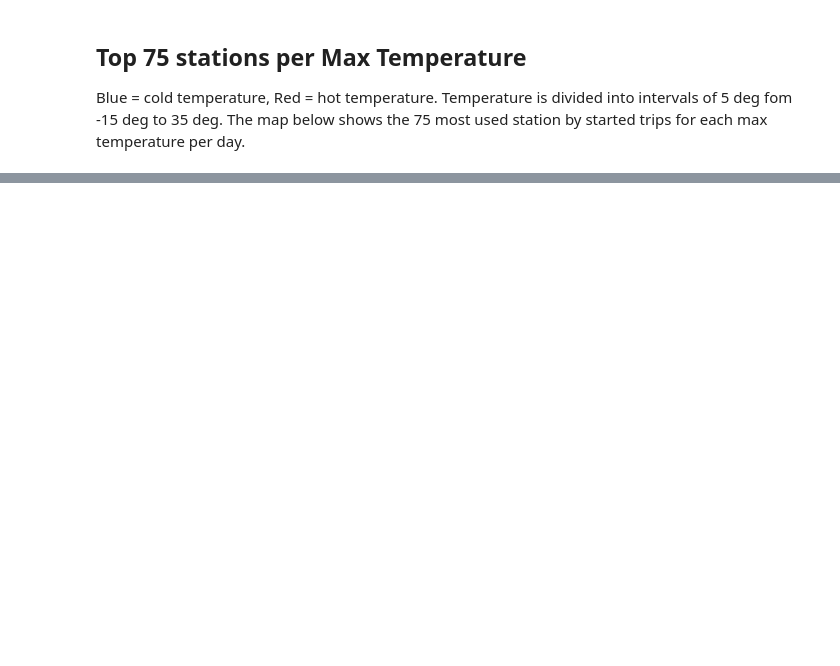
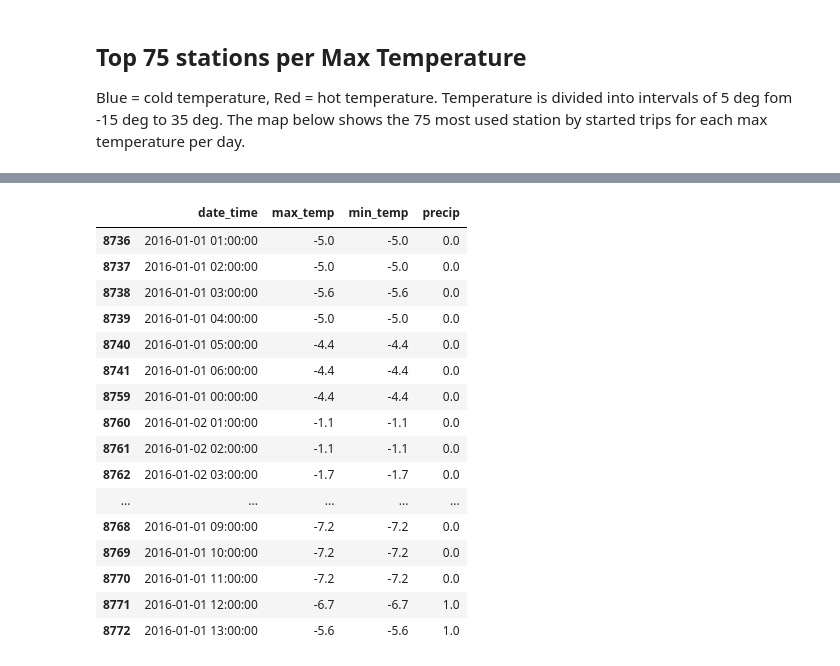
Before and after one commit to agruenb/PrescriptiveStruggle_BikeSharing, a Jupyter notebook: adrianWorkspace/Analysing Geographical data.ipynb, the cells around one changed output, grey strips where cells are left out. Cells and saved outputs as stored; diff of their text form; code cells hidden in the pictures; blank space fills up the shorter version.

```diff
--- a/adrianWorkspace/Analysing Geographical data.ipynb
+++ b/adrianWorkspace/Analysing Geographical data.ipynb
@@ -353,0 +379,22 @@ log_map
+# %%
+#get weather per trip -> resample chicago_data.start_time to full hours -> merge with weather
+#group by weather.count()
+weather.head(20)
+# %% [output]
+|  | date_time | max_temp | min_temp | precip |
+| 8736 | 2016-01-01 01:00:00 | -5.0 | -5.0 | 0.0 |
+| 8737 | 2016-01-01 02:00:00 | -5.0 | -5.0 | 0.0 |
+| 8738 | 2016-01-01 03:00:00 | -5.6 | -5.6 | 0.0 |
+| 8739 | 2016-01-01 04:00:00 | -5.0 | -5.0 | 0.0 |
+| 8740 | 2016-01-01 05:00:00 | -4.4 | -4.4 | 0.0 |
+| 8741 | 2016-01-01 06:00:00 | -4.4 | -4.4 | 0.0 |
+| 8759 | 2016-01-01 00:00:00 | -4.4 | -4.4 | 0.0 |
+| 8760 | 2016-01-02 01:00:00 | -1.1 | -1.1 | 0.0 |
+| 8761 | 2016-01-02 02:00:00 | -1.1 | -1.1 | 0.0 |
+| 8762 | 2016-01-02 03:00:00 | -1.7 | -1.7 | 0.0 |
+| ... | ... | ... | ... | ... |
+| 8768 | 2016-01-01 09:00:00 | -7.2 | -7.2 | 0.0 |
+| 8769 | 2016-01-01 10:00:00 | -7.2 | -7.2 | 0.0 |
+| 8770 | 2016-01-01 11:00:00 | -7.2 | -7.2 | 0.0 |
+| 8771 | 2016-01-01 12:00:00 | -6.7 | -6.7 | 1.0 |
+| 8772 | 2016-01-01 13:00:00 | -5.6 | -5.6 | 1.0 |
```
Also changed, not shown: parts of 3 cells of this notebook, 1 other file.
